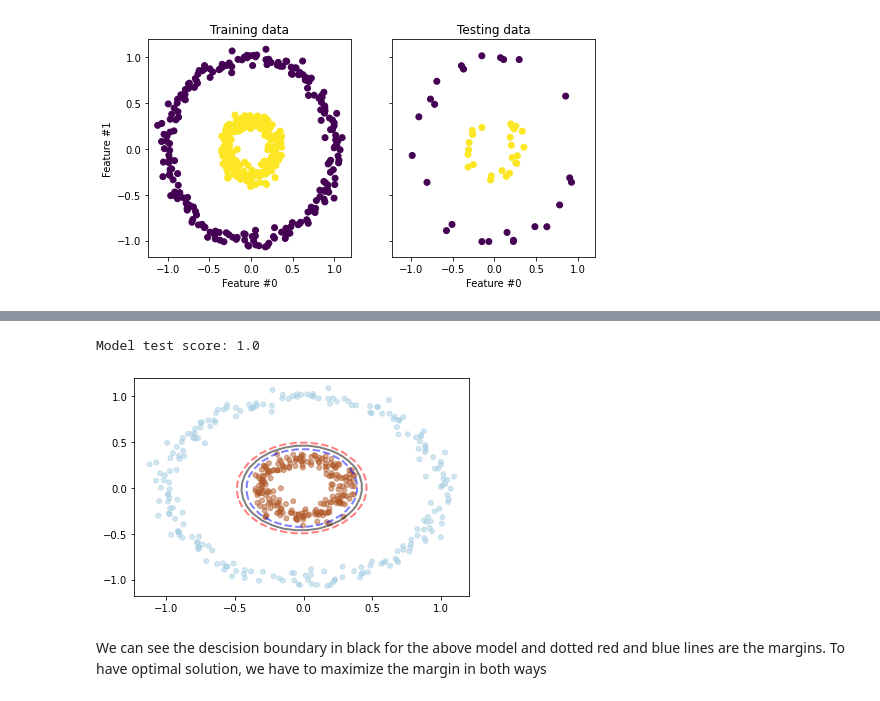
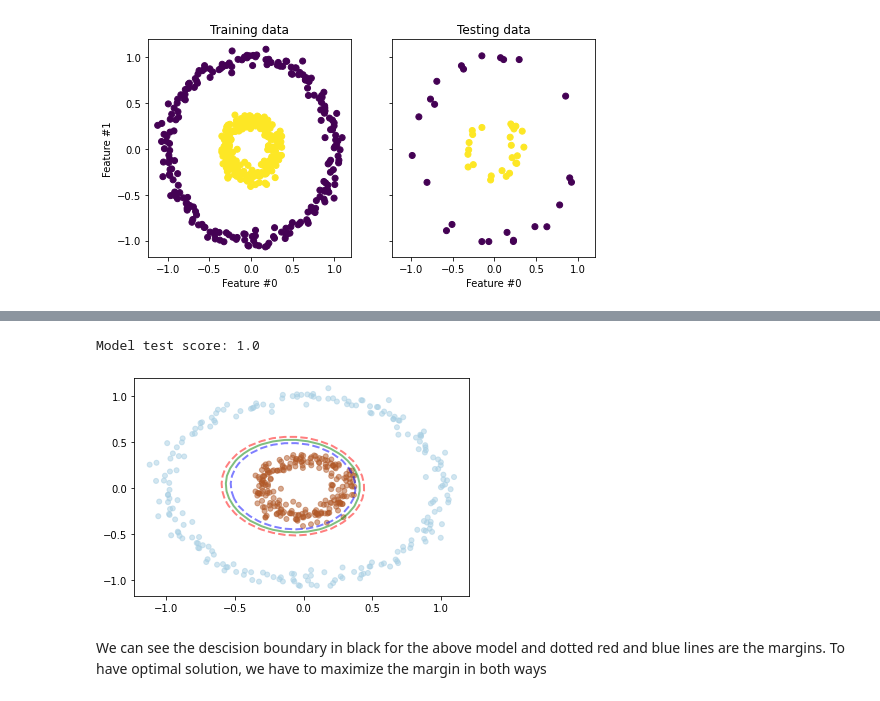
Before and after one commit to nssn96/ML_Neural-networks, a Jupyter notebook: ML_SVM.ipynb, the cells around one changed output, grey strips where cells are left out. Drawn from its saved outputs; the diff is of its cells as text; code cells hidden in the pictures.

Commit message:
Implemented the multi-svm part using linear and poly kernel

```diff
--- a/ML_SVM.ipynb
+++ b/ML_SVM.ipynb
@@ -34,14 +35,16 @@ class for SVM
 # %%
 
 def linear_kernel(x1, x2):
-    return x1.T @ x2
+  # print(x1.shape)
+  # print(x2.shape)
+  return x1.T @ x2
 def poly_kernel(x1,x2,d=3):
   #return ((x1.T @ x2)**d)
   return (1.0 + x1.dot(x2.T)) ** d
 
 
-class svm():
-    def __init__(self, kernel='linear', c=1.0, tol=1e-3, maxiter=1000,d=3):
+class svm_classifier():
+    def __init__(self, kernel='linear', c=1.0, tol=1e-3, maxiter=10,d=3):
         self._kernel = kernel
         self._tol = tol
         self._maxiter = maxiter
@@ -51,19 +54,31 @@ class svm():
           self._k = linear_kernel
         if self._kernel == 'poly':
           self._k = poly_kernel
-
-
+        elif self._kernel==np.dot:
+          self._k=np.dot
 
         self._c = c
 
     def _init_params(self):
         self._error_cache = np.zeros(self._data.shape[0])
+        self.ones = np.ones(self._data.shape[0])
         self._alphas = np.ones(self._data.shape[0]) * .1
         self._b = 0
-        self._weights = np.random.rand(self._data.shape[1])
+        if self._kernel=='linear':
+          self._weights = np.random.rand(self._data.shape[1])
+        elif self._kernel=='poly':
+          pass
 
     def _decision(self, X):
-        return (self._alphas * self._targets).dot(self._k(self._data, X)) - self._b
+      if (self._k==np.dot):
+        return (self._alphas * self._targets).dot(self._k(self._data, X.T)) - self._b
+      return (self._alphas * self._targets).dot(self._k(self._data, X)) - self._b
+
+
+    # def _f(self, x):
+    #   if self._alphas is None or self._b is None:
+    #     raise ValueError("SVM model Not trained.")
+    #   return (self._targets*self._alphas).T.dot(self._k(self._data,x.T)) + self._b
 
     def predict_score(self, x):
         """Predicts a raw score (not classification)
@@ -178,7 +193,7 @@ class svm():
         self._b = (b1 + b2) / 2
 
         # Update weight vector to reflect change in a1 & a2, if SVM is linear
-        if self._kernel == 'linear' or self._kernel == 'poly':
+        if self._kernel == 'linear':
             self._weights = np.sum((self._targets * self._alphas)[:, None] * self._data, axis=0)
         # elif self._kernel == 'poly':
         #   pass
@@ -198,10 +213,14 @@ class svm():
         y2 = self._targets[i2]
         alpha2 = self._alphas[i2]
         e2 = self.predict_score(x2) - y2
+        # print('e2',type(e2))
+        # print('c',type(self._c))
+        # print('alpha2',type(alpha2))
+        # print('alphas',type(self._alphas))
         r2 = e2 * y2
 
         # Heuristic for picking the first multiplier
-        if (r2 < -self._tol and alpha2 < self._c) or (r2 > self._tol and alpha2 > 0):
+        if ((r2 < -self._tol) and (alpha2 < self._c)) or ((r2 > self._tol) and (alpha2 > 0)):
             f_idxs = np.where((self._alphas != 0) & (self._alphas != self._c))[0]
 
             if len(f_idxs) > 1:
@@ -262,7 +281,7 @@ class svm():
         examine_all = True
         n_iter = 0
 
-        while (n_changed > 0 or examine_all is True) and n_iter < 1000:
+        while ((n_changed > 0) or (examine_all is True)) and (n_iter < 1000):
             n_changed = 0
             n_iter += 1
 
@@ -295,7 +314,7 @@ class svm():
       Z = self._decision(xy).reshape(XX.shape)
 
       # plot decision boundary and margins
-      ax.contour(XX, YY, Z, colors=['r','black','b'], levels=[ -1,0,1], alpha=0.5,
+      ax.contour(XX, YY, Z, colors=['r','g','b'], levels=[-1,0,1], alpha=0.5,
                    linestyles=[ '--','-','--'],linewidths=[2.0,2.0,2.0])
 
       # highlight the support vectors
@@ -385,16 +411,16 @@ intercept=[1.5518314e-05]
 # %%
 
 X, y = make_circles(n_samples=500, factor=0.3, noise=0.05, random_state=0)
 y[y == 0] = -1
 X_train, X_test, y_train, y_test = train_test_split(X, y, test_size=0.1)
 
-svm_poly_model = svm(kernel='poly',c=1.0)
+svm_poly_model = svm_classifier(kernel='poly',c=1.0)
 svm_poly_model.fit(X_train, y_train)
 print("Model test score:", svm_poly_model.score(X_test, y_test))
 svm_poly_model.plot_boundary()
 # %% [output]
 Model test score: 1.0
-[figure, old version]
+[figure, new version]
 # %% [markdown]
 We can see the descision boundary in black for the above model and dotted red and blue lines are the margins.
 To have optimal solution, we have to maximize the margin in both ways
```
Also changed, not shown: parts of 11 cells of this notebook.
